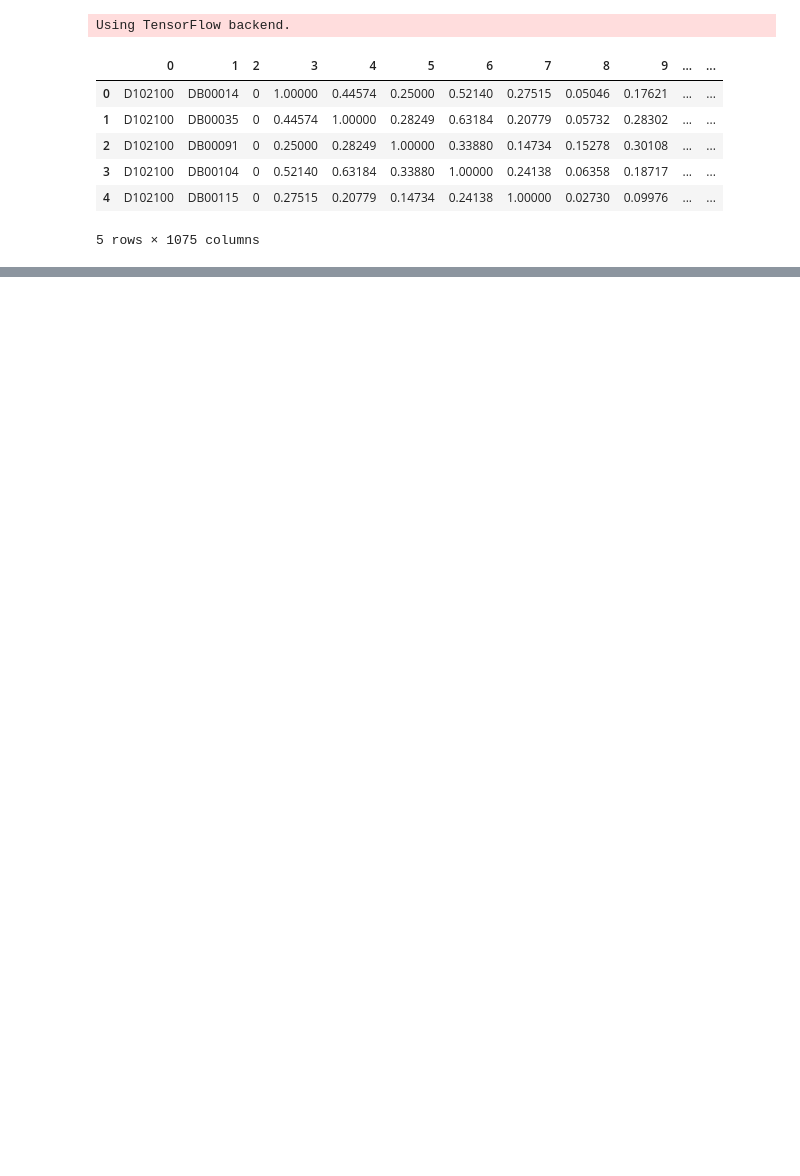
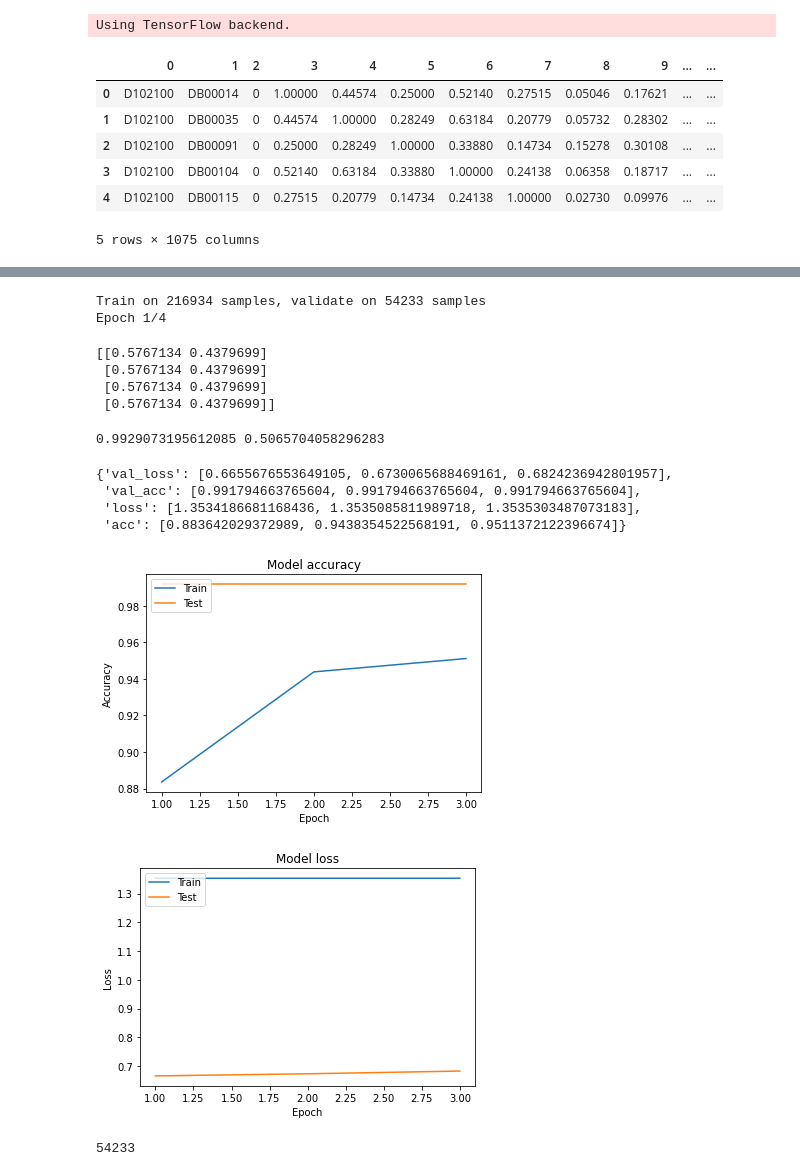
Before and after one commit to aminkhod/Drug-discovery, a Jupyter notebook: P3_CNN on Drug-Disease interaction-Train.ipynb, the cells around one changed output, grey strips where cells are left out. Drawn from its saved outputs; the diff is of its cells as text; code cells hidden in the pictures; blank space fills up the shorter version.

```diff
--- a/P3_CNN on Drug-Disease interaction-Train.ipynb
+++ b/P3_CNN on Drug-Disease interaction-Train.ipynb
@@ -48,2 +46,5 @@ X_train.shape
+# %%
+dataTrain = data.iloc[int(0.2*len(data.iloc[:,2])):,:]
+dataTest = data.iloc[:int(0.2*len(data.iloc[:,2])),:]
 # %%
 16*67
@@ -106,11 +122,14 @@ model = Sequential()
 # kernel_initializer='uniform',
 # kernel_initializer='uniform',
 # kernel_initializer='uniform',
-model.add(Conv2D(128, kernel_size=4, activation='relu', input_shape=(16,71,1)))
-# model.add(Conv2D(64, kernel_size=2, activation='relu'))
+model.add(Conv2D(128, kernel_size=4, activation='relu', input_shape=(16,67,1)))
+model.add(Conv2D(64, kernel_size=4, activation='relu'))
+# model.add(MaxPooling2D(pool_size=(2, 2)))
 
 model.add(Conv2D(32, kernel_size=4, activation='relu'))
-# model.add(Conv2D(16, kernel_size=2, activation='relu'))
+# model.add(Conv2D(16, kernel_size=4, activation='relu'))
+# model.add(MaxPooling2D(pool_size=(2, 2)))
+
 model.add(Conv2D(8, kernel_size=4, activation='relu'))
 model.add(Flatten())
 model.add(Dense( 64, activation='relu'))
@@ -120,12 +139,10 @@ model.add(Dense(2, activation='sigmoid'))
 # model.add(Softmax(128))
 model.summary()
 
-#compile model using accuracy to measure model performance
-
 
 adam = optimizers.Adam(lr=0.0001, beta_1=0.9, beta_2=0.999)
 # model.compile(loss='hinge', optimizer=adam, metrics=[kmetr.categorical_accuracy])
 model.compile(optimizer='adam', loss='categorical_crossentropy', metrics=['accuracy']) ## Minist
 
 ### Load the model's saved weights.
-# model.load_weights('cnn43110(1and-1)_rivised_8_epoch.h5')
+# model.load_weights('cnn_4_epoch.h5')
@@ -135,6 +170,20 @@ plot_model(model,show_shapes = True, to_file='model dense64to32_dense16to8_Dropo
 # %%
-# #### train the model
-history = model.fit(X_train, y_train, validation_data=(X_test, y_test), epochs=10)
+#### train the model
+
+#compile model using accuracy to measure model performance
+# from sklearn.utils import class_weight
+# class_weights = class_weight.compute_class_weight('balanced',
+#                                                  np.unique(y_train),
+#                                                  y_train)
+class_weight = {0: 1.,
+                1: 80.
+               }
+
+
+history = model.fit(X_train, y_train, validation_data=(X_test, y_test), epochs=4, class_weight=class_weight)
 # history = model.fit(X_train, y_train, epochs=1)
+# %% [output]
+Train on 216934 samples, validate on 54233 samples
+Epoch 1/4
 # %%
 ### Saveing the Model
@@ -143,35 +192,50 @@ model.save_weights('cnn_10_epoch.h5')
 predit = model.predict(X_test)
 #actual results for first 4 images in test set
 print(predit[:4])
+# %% [output]
+[[0.5767134 0.4379699]
+ [0.5767134 0.4379699]
+ [0.5767134 0.4379699]
+ [0.5767134 0.4379699]]
 # %%
 # #from sklearn.metrics import precision_recall_curve, roc_curve
 
-prec, rec, thr = precision_recall_curve(y_test[:,0], predit[:,0])
+prec, rec, thr = precision_recall_curve(y_test[:,1], predit[:,1])
 aupr_val = auc(rec, prec)
-fpr, tpr, thr = roc_curve(y_test[:,0], predit[:,0])
+fpr, tpr, thr = roc_curve(y_test[:,1], predit[:,1])
 auc_val = auc(fpr, tpr)
 print(aupr_val,auc_val)
+# %% [output]
+0.9929073195612085 0.5065704058296283
 # %%
 model.history.history
+# %% [output]
+{'val_loss': [0.6655676553649105, 0.6730065688469161, 0.6824236942801957],
+ 'val_acc': [0.991794663765604, 0.991794663765604, 0.991794663765604],
+ 'loss': [1.3534186681168436, 1.3535085811989718, 1.3535303487073183],
+ 'acc': [0.883642029372989, 0.9438354522568191, 0.9511372122396674]}
 # %%
 
 # Plot training & validation accuracy values
-plt.plot(list(range(1,11)),model.history.history['acc'])
-plt.plot(list(range(1,11)),model.history.history['val_acc'])
+plt.plot(list(range(1,4)),model.history.history['acc'])
+plt.plot(list(range(1,4)),model.history.history['val_acc'])
 plt.title('Model accuracy')
 plt.ylabel('Accuracy')
 plt.xlabel('Epoch')
 plt.legend(['Train', 'Test'], loc='upper left')
 plt.show()
 
 # Plot training & validation loss values
-plt.plot(list(range(1,11)),model.history.history['loss'])
-plt.plot(list(range(1,11)),model.history.history['val_loss'])
+plt.plot(list(range(1,4)),model.history.history['loss'])
+plt.plot(list(range(1,4)),model.history.history['val_loss'])
 plt.title('Model loss')
 plt.ylabel('Loss')
 plt.xlabel('Epoch')
 plt.legend(['Train', 'Test'], loc='upper left')
 plt.show()
+# %% [output]
+[figure, added]
+[figure, added]
 # %%
 # # predit
 # predit[:,0].shape
@@ -183,6 +247,8 @@ for a,b in predit:
     else:
         predicts.append(1)
 len(predicts)
+# %% [output]
+54233
 # %%
 # predicts1 = []
 # e = d = z = 0
```
Also changed, not shown: parts of 18 cells of this notebook, 8 other files.
